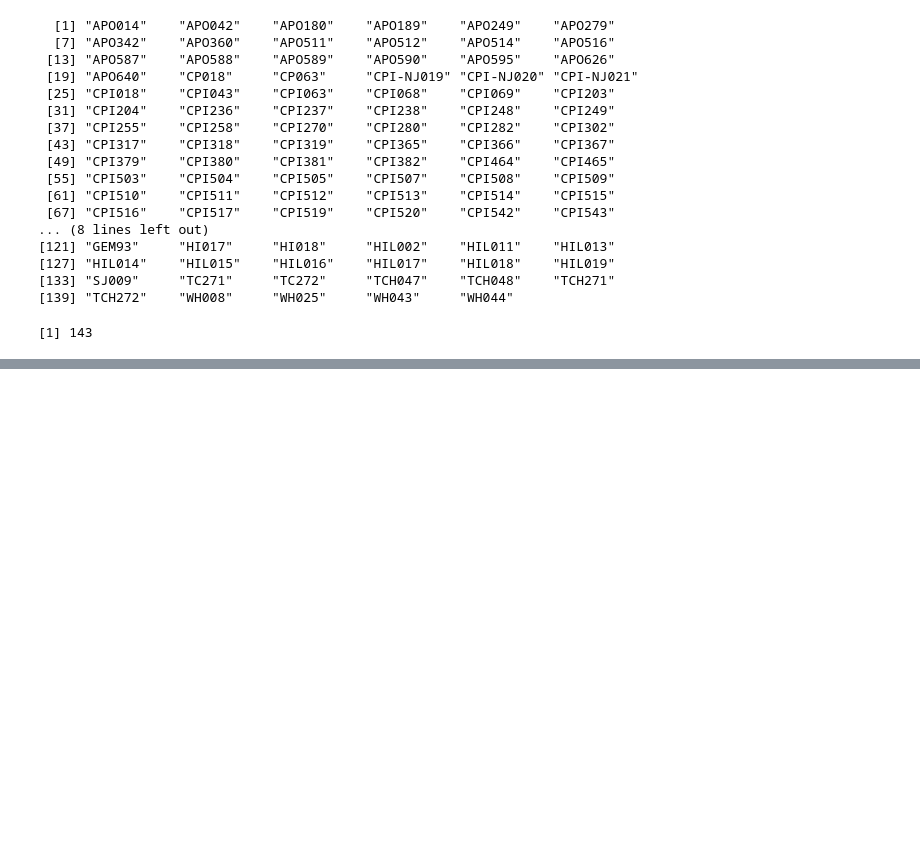
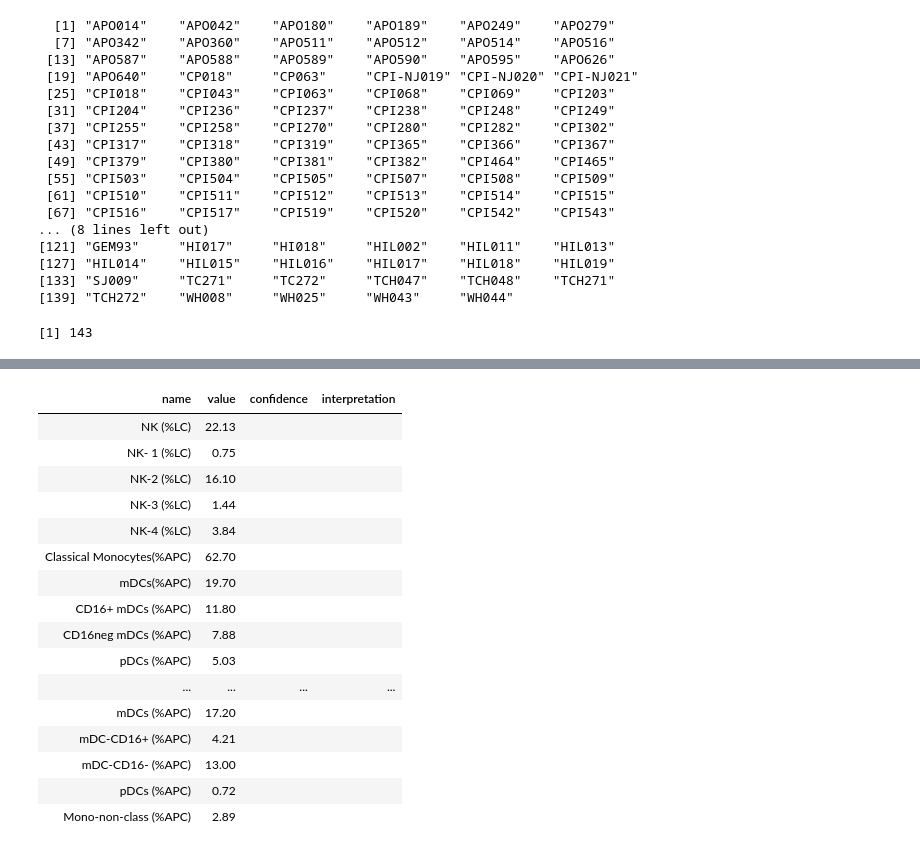
Before and after one commit to tuantla80/R-Shiny-Apps, a Jupyter notebook: R_Examples/Mongolite.ipynb, the cells around one changed output, grey strips where cells are left out. Cells and saved outputs as stored; diff of their text form; code cells hidden in the pictures; blank space fills up the shorter version.

```diff
--- a/R_Examples/Mongolite.ipynb
+++ b/R_Examples/Mongolite.ipynb
@@ -204,0 +208,4 @@ length(study_codes_data)
+# %%
+Samples <- df["Samples"]
+Samples
+class(Samples)
@@ -204,0 +217,4 @@ length(study_codes_data)
+# %%
+list_Samples <- df$Samples
+list_Samples
+class(list_Samples)
@@ -204,0 +232,3 @@ length(study_codes_data)
+# %%
+df_concat <- do.call("rbind", list_Samples)
+df_concat
@@ -204,0 +244,3 @@ length(study_codes_data)
+# %%
+list_markers <- df_concat$markers
+list_markers
@@ -204,0 +265,21 @@ length(study_codes_data)
+# %%
+df_concat_markers <- do.call("rbind", list_markers)
+df_concat_markers
+# %% [output]
+| name | value | confidence | interpretation |
+| NK (%LC) | 22.13 |  |  |
+| NK- 1 (%LC) | 0.75 |  |  |
+| NK-2 (%LC) | 16.10 |  |  |
+| NK-3 (%LC) | 1.44 |  |  |
+| NK-4 (%LC) | 3.84 |  |  |
+| Classical Monocytes(%APC) | 62.70 |  |  |
+| mDCs(%APC) | 19.70 |  |  |
+| CD16+ mDCs (%APC) | 11.80 |  |  |
+| CD16neg mDCs (%APC) | 7.88 |  |  |
+| pDCs (%APC) | 5.03 |  |  |
+| ... | ... | ... | ... |
+| mDCs (%APC) | 17.20 |  |  |
+| mDC-CD16+ (%APC) | 4.21 |  |  |
+| mDC-CD16- (%APC) | 13.00 |  |  |
+| pDCs (%APC) | 0.72 |  |  |
+| Mono-non-class (%APC) | 2.89 |  |  |
```
Also changed, not shown: parts of 25 cells of this notebook, 16 other files.
